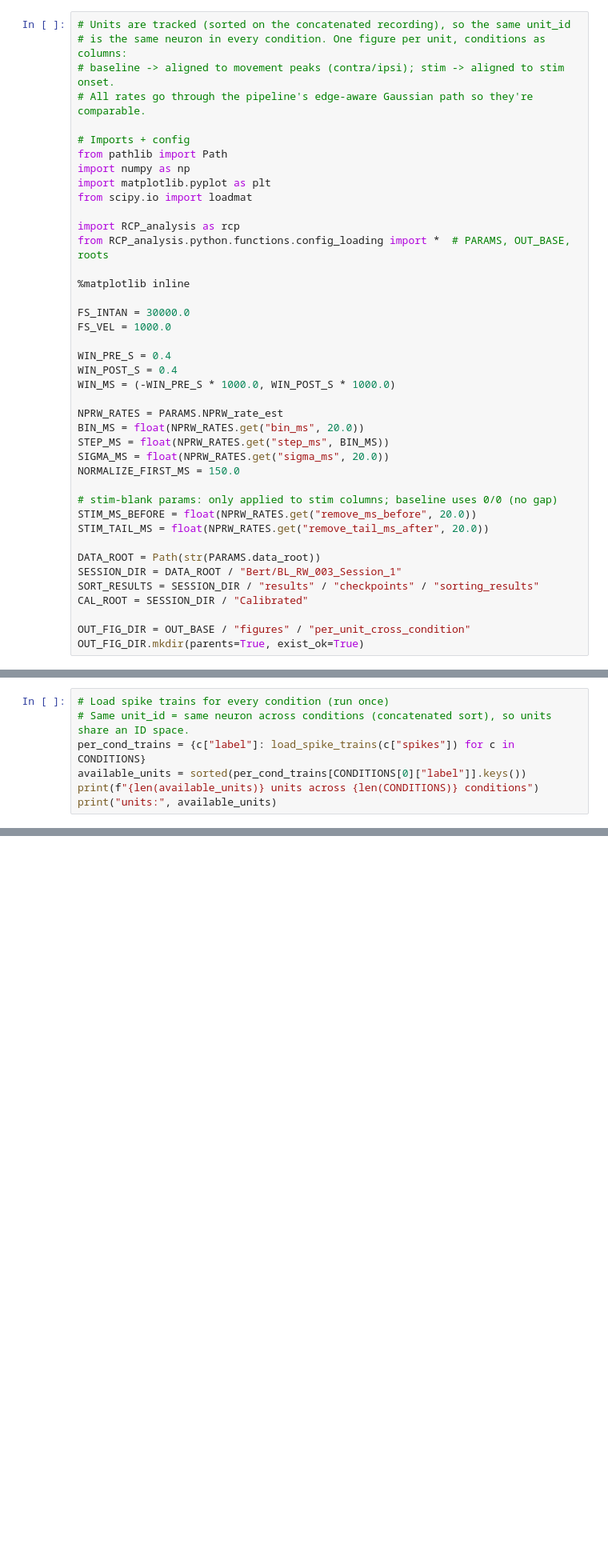
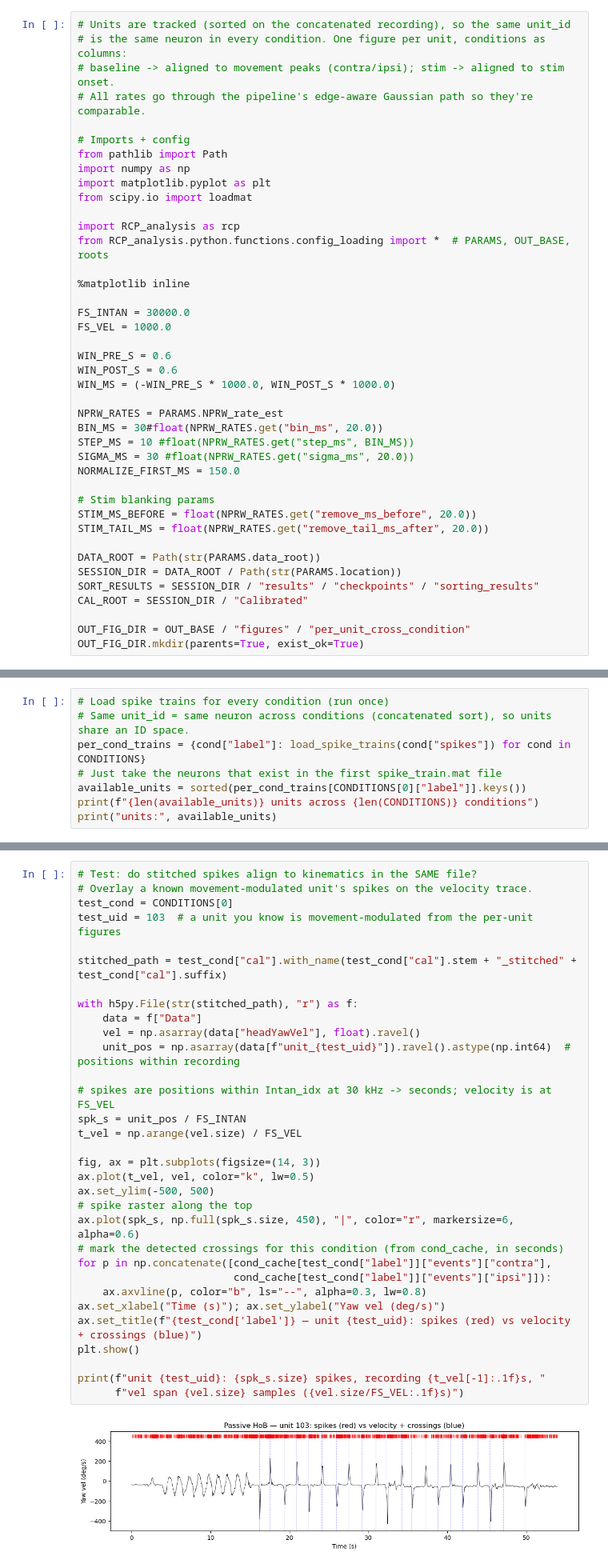
Before and after one commit to Raynor-Cerebellum-Project/RCP_fastigial_analysis, a Jupyter notebook: batch_scripts/plot_peristim_neurons.ipynb, the cells around one changed output, grey strips where cells are left out. Shown at 80% size. Drawn from its saved outputs; the diff is of its cells as text; blank space fills up the shorter version.

```diff
--- a/batch_scripts/plot_peristim_neurons.ipynb
+++ b/batch_scripts/plot_peristim_neurons.ipynb
@@ -18,22 +18,22 @@ from RCP_analysis.python.functions.config_loading import *  # PARAMS, OUT_BASE,
 FS_INTAN = 30000.0
 FS_VEL = 1000.0
 
-WIN_PRE_S = 0.4
-WIN_POST_S = 0.4
+WIN_PRE_S = 0.6
+WIN_POST_S = 0.6
 WIN_MS = (-WIN_PRE_S * 1000.0, WIN_POST_S * 1000.0)
 
 NPRW_RATES = PARAMS.NPRW_rate_est
-BIN_MS = float(NPRW_RATES.get("bin_ms", 20.0))
-STEP_MS = float(NPRW_RATES.get("step_ms", BIN_MS))
-SIGMA_MS = float(NPRW_RATES.get("sigma_ms", 20.0))
+BIN_MS = 30#float(NPRW_RATES.get("bin_ms", 20.0))
+STEP_MS = 10 #float(NPRW_RATES.get("step_ms", BIN_MS))
+SIGMA_MS = 30 #float(NPRW_RATES.get("sigma_ms", 20.0))
 NORMALIZE_FIRST_MS = 150.0
 
-# stim-blank params: only applied to stim columns; baseline uses 0/0 (no gap)
+# Stim blanking params
 STIM_MS_BEFORE = float(NPRW_RATES.get("remove_ms_before", 20.0))
 STIM_TAIL_MS = float(NPRW_RATES.get("remove_tail_ms_after", 20.0))
 
 DATA_ROOT = Path(str(PARAMS.data_root))
-SESSION_DIR = DATA_ROOT / "Bert/BL_RW_003_Session_1"
+SESSION_DIR = DATA_ROOT / Path(str(PARAMS.location))
 SORT_RESULTS = SESSION_DIR / "results" / "checkpoints" / "sorting_results"
 CAL_ROOT = SESSION_DIR / "Calibrated"
 
@@ -133,7 +237,8 @@ def plot_alignment(ax_raster, ax_psth, spk_s, ev_s, ms_before, tail_ms, color, t
 # %%
 # Load spike trains for every condition (run once)
 # Same unit_id = same neuron across conditions (concatenated sort), so units share an ID space.
-per_cond_trains = {c["label"]: load_spike_trains(c["spikes"]) for c in CONDITIONS}
+per_cond_trains = {cond["label"]: load_spike_trains(cond["spikes"]) for cond in CONDITIONS}
+# Just take the neurons that exist in the first spike_train.mat file
 available_units = sorted(per_cond_trains[CONDITIONS[0]["label"]].keys())
 print(f"{len(available_units)} units across {len(CONDITIONS)} conditions")
 print("units:", available_units)
@@ -185,0 +429,34 @@ PosixPath('/home/bryan/mnt/cullen_data/Current Project Databases - NHP/2025 Cere
+# %%
+# Test: do stitched spikes align to kinematics in the SAME file?
+# Overlay a known movement-modulated unit's spikes on the velocity trace.
+test_cond = CONDITIONS[0]
+test_uid = 103  # a unit you know is movement-modulated from the per-unit figures
+
+stitched_path = test_cond["cal"].with_name(test_cond["cal"].stem + "_stitched" + test_cond["cal"].suffix)
+
+with h5py.File(str(stitched_path), "r") as f:
+    data = f["Data"]
+    vel = np.asarray(data["headYawVel"], float).ravel()
+    unit_pos = np.asarray(data[f"unit_{test_uid}"]).ravel().astype(np.int64)  # positions within recording
+
+# spikes are positions within Intan_idx at 30 kHz -> seconds; velocity is at FS_VEL
+spk_s = unit_pos / FS_INTAN
+t_vel = np.arange(vel.size) / FS_VEL
+
+fig, ax = plt.subplots(figsize=(14, 3))
+ax.plot(t_vel, vel, color="k", lw=0.5)
+ax.set_ylim(-500, 500)
+# spike raster along the top
+ax.plot(spk_s, np.full(spk_s.size, 450), "|", color="r", markersize=6, alpha=0.6)
+# mark the detected crossings for this condition (from cond_cache, in seconds)
+for p in np.concatenate([cond_cache[test_cond["label"]]["events"]["contra"],
+                         cond_cache[test_cond["label"]]["events"]["ipsi"]]):
+    ax.axvline(p, color="b", ls="--", alpha=0.3, lw=0.8)
+ax.set_xlabel("Time (s)"); ax.set_ylabel("Yaw vel (deg/s)")
+ax.set_title(f"{test_cond['label']} — unit {test_uid}: spikes (red) vs velocity + crossings (blue)")
+plt.show()
+
+print(f"unit {test_uid}: {spk_s.size} spikes, recording {t_vel[-1]:.1f}s, "
+      f"vel span {vel.size} samples ({vel.size/FS_VEL:.1f}s)")
+# %% [output]
+[figure, added]
```
Also changed, not shown: parts of 26 cells of this notebook, 6 other files.
